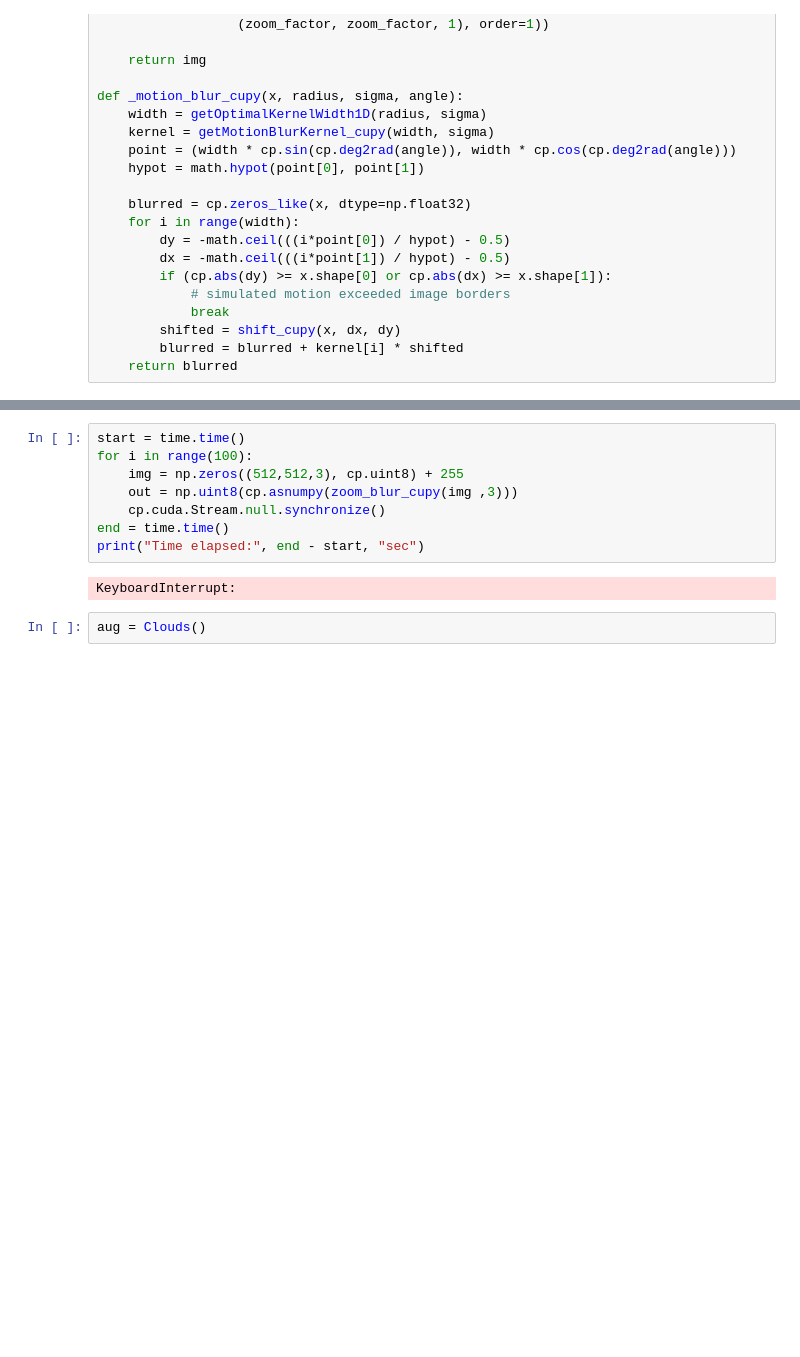
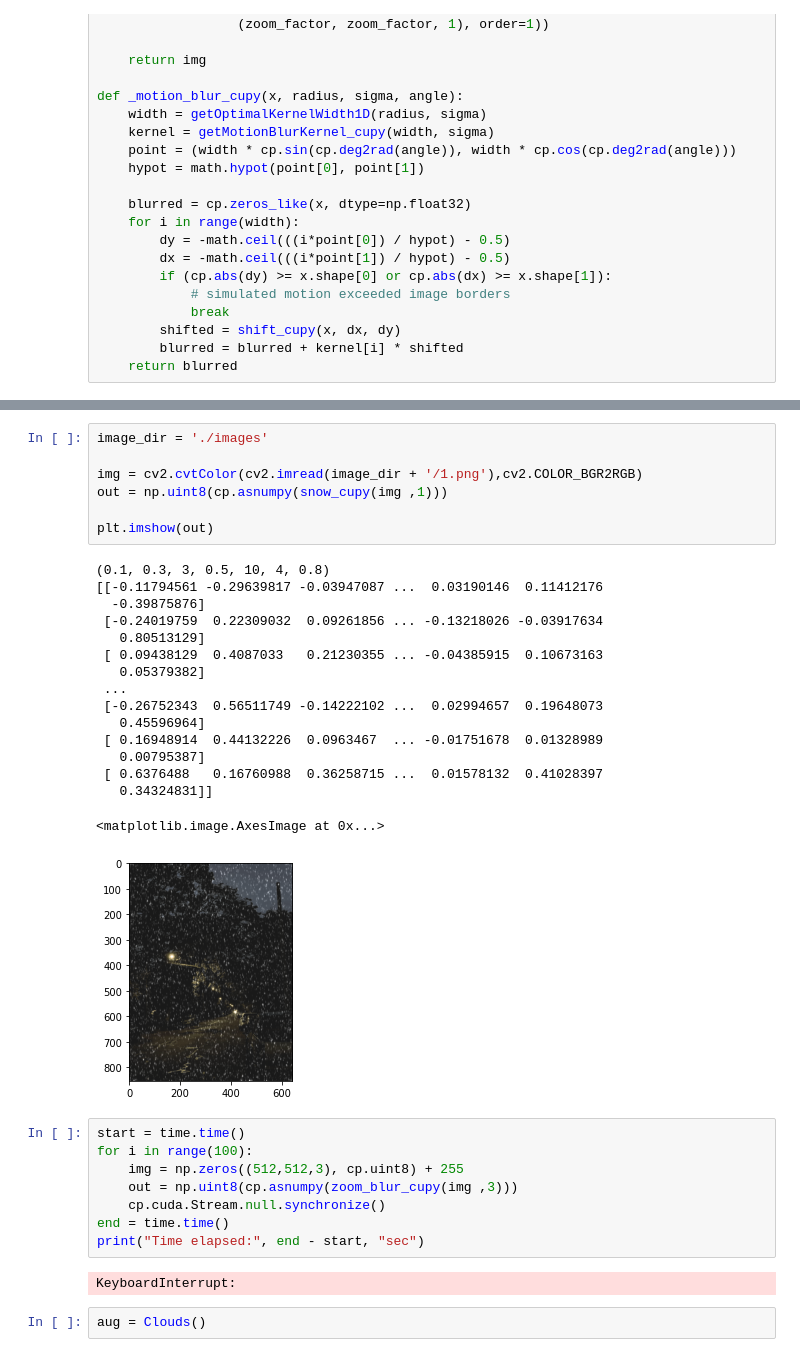
Before and after one commit to locsor/weatherAugmentation, a Jupyter notebook: augmGPU.ipynb, the cells around one changed output, grey strips where cells are left out. Drawn from its saved outputs; the diff is of its cells as text; blank space fills up the shorter version.

```diff
--- a/augmGPU.ipynb
+++ b/augmGPU.ipynb
@@ -275,3 +295,27 @@ plt.imshow(out)
+# %%
+image_dir = './images'
+
+img = cv2.cvtColor(cv2.imread(image_dir + '/1.png'),cv2.COLOR_BGR2RGB)
+out = np.uint8(cp.asnumpy(snow_cupy(img ,1)))
+
+plt.imshow(out)
+# %% [output]
+(0.1, 0.3, 3, 0.5, 10, 4, 0.8)
+[[-0.11794561 -0.29639817 -0.03947087 ...  0.03190146  0.11412176
+  -0.39875876]
+ [-0.24019759  0.22309032  0.09261856 ... -0.13218026 -0.03917634
+   0.80513129]
+ [ 0.09438129  0.4087033   0.21230355 ... -0.04385915  0.10673163
+   0.05379382]
+ ...
+ [-0.26752343  0.56511749 -0.14222102 ...  0.02994657  0.19648073
+   0.45596964]
+ [ 0.16948914  0.44132226  0.0963467  ... -0.01751678  0.01328989
+   0.00795387]
+ [ 0.6376488   0.16760988  0.36258715 ...  0.01578132  0.41028397
+   0.34324831]]
+<matplotlib.image.AxesImage at 0x...>
+[figure, added]
 # %%
 start = time.time()
 for i in range(100):
```
Also changed, not shown: parts of 2 cells of this notebook, 5 other files.
